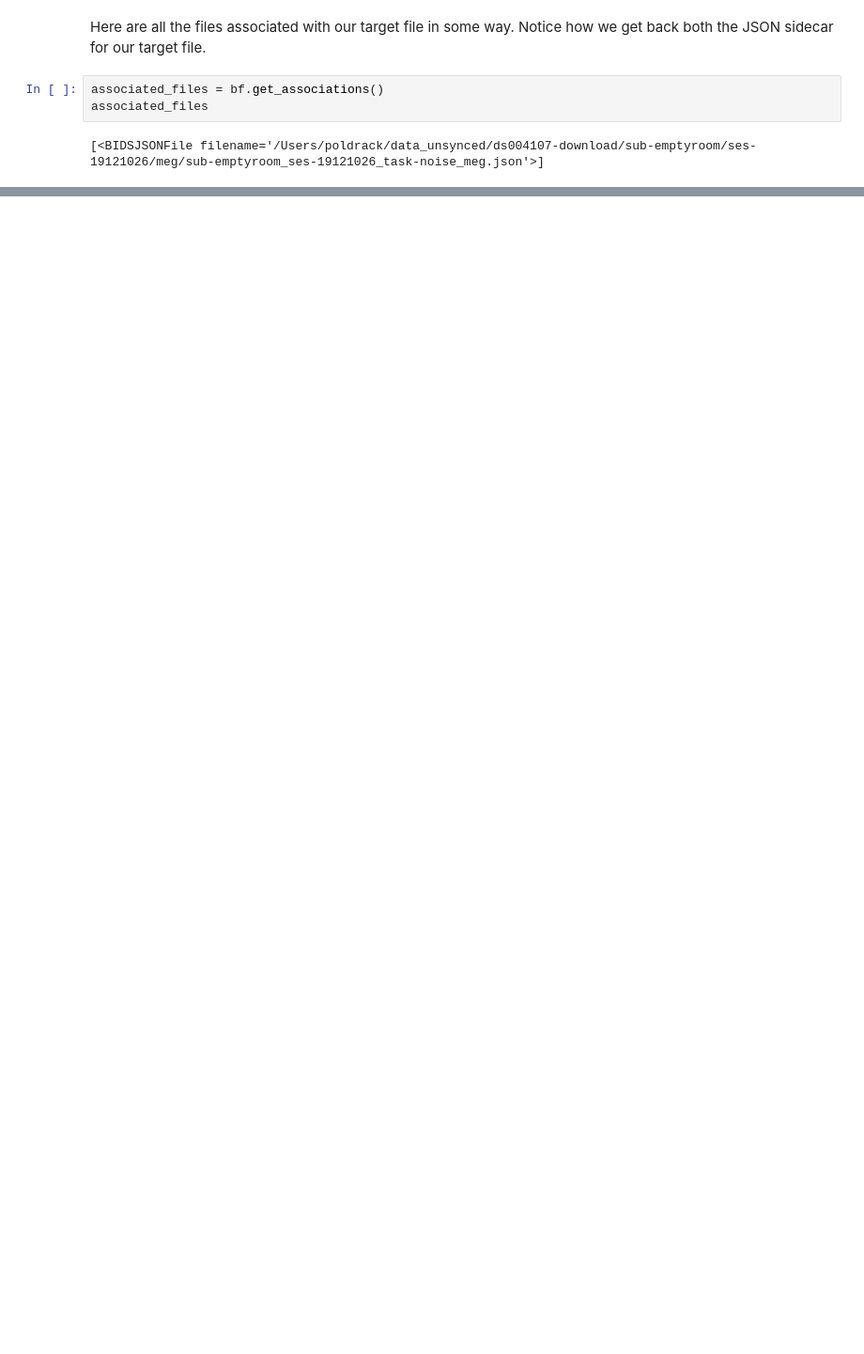
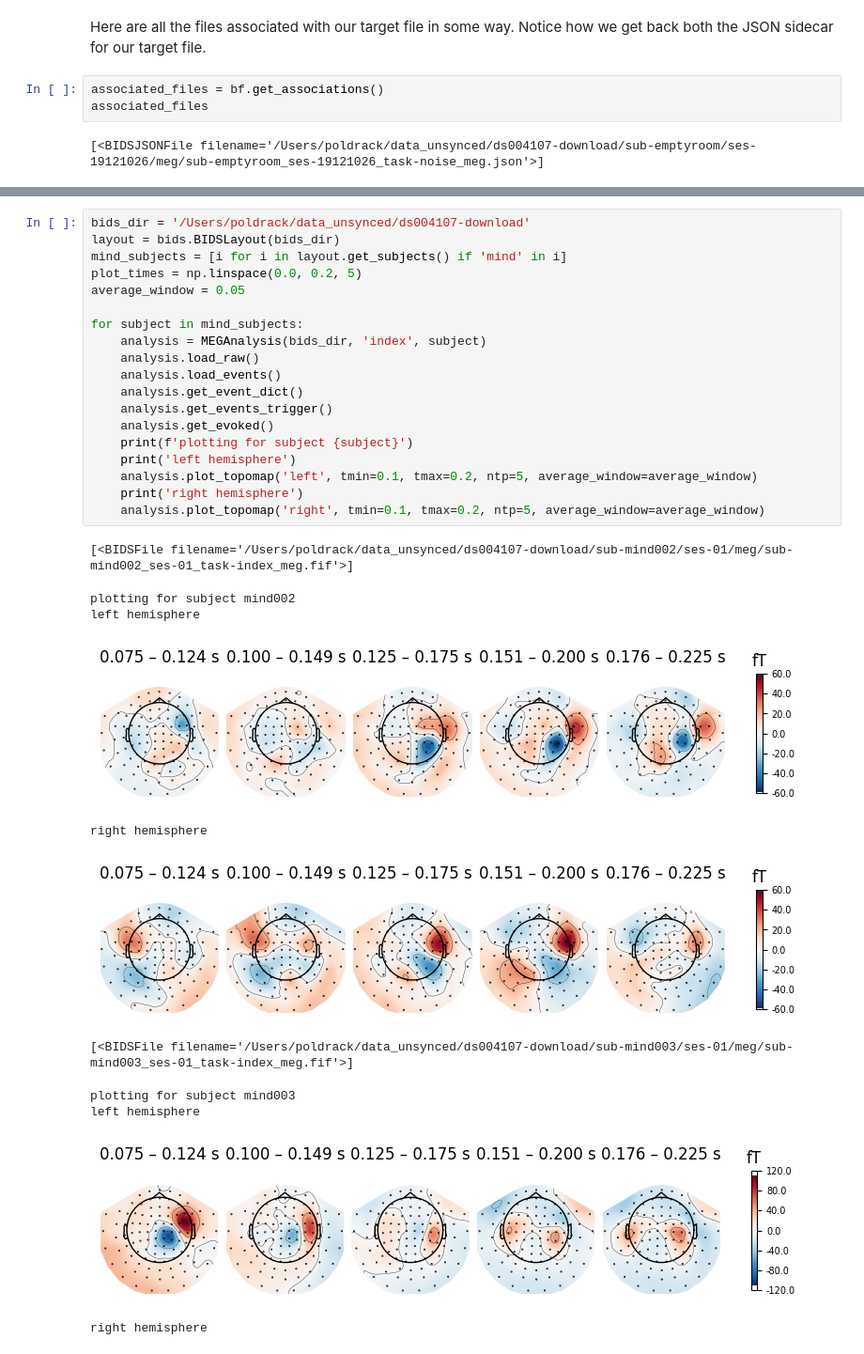
Before and after one commit to poldrack/PyBIDS_example, a Jupyter notebook: BIDS_example.ipynb, the cells around one changed output, grey strips where cells are left out. Shown at 94% size. Cells and saved outputs as stored; diff of their text form; blank space fills up the shorter version.

```diff
--- a/BIDS_example.ipynb
+++ b/BIDS_example.ipynb
@@ -374,0 +419,31 @@ _ = right_tone.plot_topo() #map(times=times)
+# %%
+bids_dir = '/Users/poldrack/data_unsynced/ds004107-download'
+layout = bids.BIDSLayout(bids_dir)
+mind_subjects = [i for i in layout.get_subjects() if 'mind' in i]
+plot_times = np.linspace(0.0, 0.2, 5)
+average_window = 0.05
+
+for subject in mind_subjects:
+    analysis = MEGAnalysis(bids_dir, 'index', subject)
+    analysis.load_raw()
+    analysis.load_events()
+    analysis.get_event_dict()
+    analysis.get_events_trigger()
+    analysis.get_evoked()
+    print(f'plotting for subject {subject}')
+    print('left hemisphere')
+    analysis.plot_topomap('left', tmin=0.1, tmax=0.2, ntp=5, average_window=average_window)
+    print('right hemisphere')
+    analysis.plot_topomap('right', tmin=0.1, tmax=0.2, ntp=5, average_window=average_window)
+# %% [output]
+[<BIDSFile filename='/Users/poldrack/data_unsynced/ds004107-download/sub-mind002/ses-01/meg/sub-mind002_ses-01_task-index_meg.fif'>]
+plotting for subject mind002
+left hemisphere
+[figure, added]
+right hemisphere
+[figure, added]
+[<BIDSFile filename='/Users/poldrack/data_unsynced/ds004107-download/sub-mind003/ses-01/meg/sub-mind003_ses-01_task-index_meg.fif'>]
+plotting for subject mind003
+left hemisphere
+[figure, added]
+right hemisphere
```
Also changed, not shown: parts of 39 cells of this notebook.
